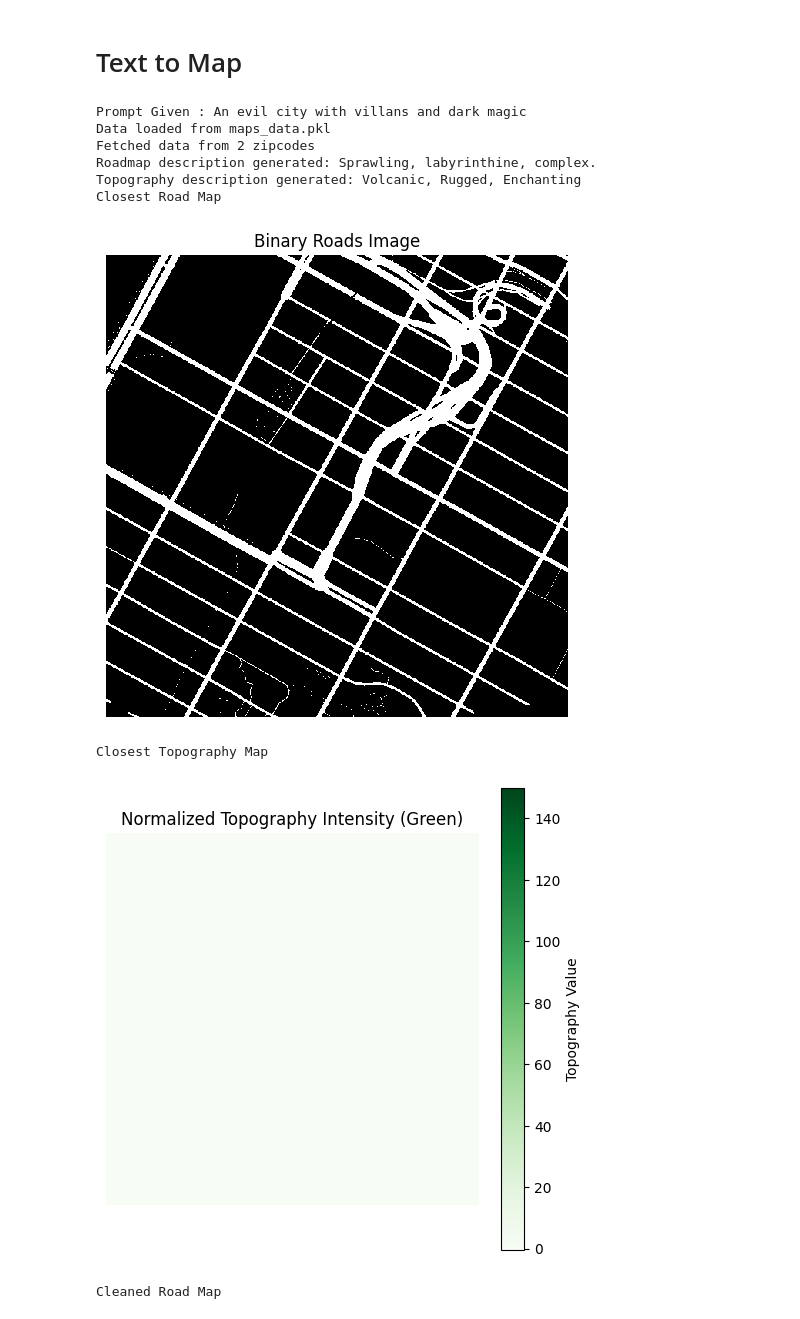
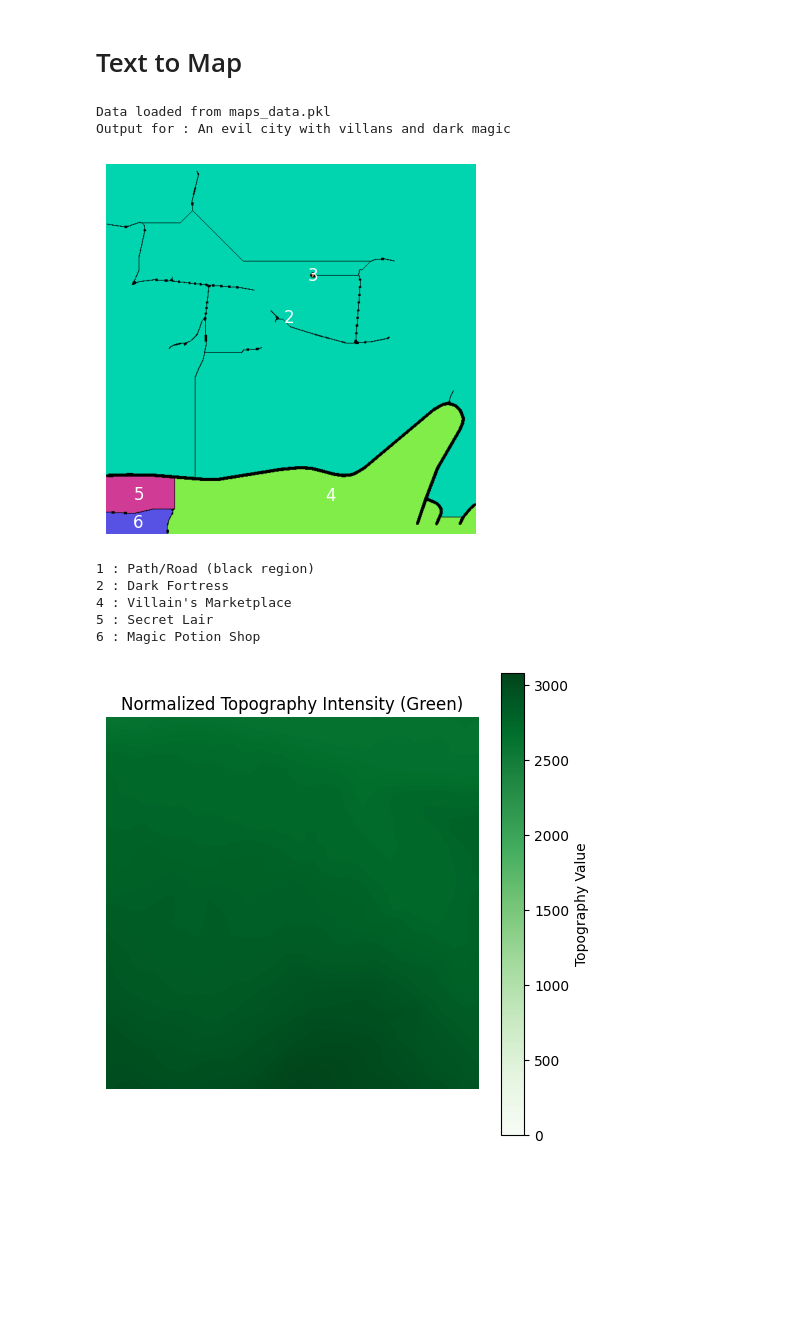
Before and after one commit to partharora1105/Text-To-World-Map, a Jupyter notebook: src/main.ipynb, the cells around one changed output. Saved outputs shown, nothing was run; the diff lists cells and outputs as text; code cells hidden in the pictures; blank space fills up the shorter version.

```diff
--- a/src/main.ipynb
+++ b/src/main.ipynb
@@ -487,0 +431,3 @@ Data saved to maps_data.pkl
+# %%
+maps_data = get_maps_data(read_from_pickle = True)
+# len(maps_data)
@@ -831,15 +771,14 @@ def text_to_map(prompt,
 
     return map, location_info, elevation_map
 # %%
-map, location_info, elevation_map = text_to_map("An evil city with villans and dark magic", True)
+map, location_info, elevation_map = text_to_map("An evil city with villans and dark magic", False)
 # %% [output]
-Prompt Given : An evil city with villans and dark magic
 Data loaded from maps_data.pkl
-Fetched data from 2 zipcodes
-Roadmap description generated: Sprawling, labyrinthine, complex.
-Topography description generated: Volcanic, Rugged, Enchanting
-Closest Road Map
+Output for : An evil city with villans and dark magic
-[figure, old version]
+[figure, new version]
-Closest Topography Map
+1 : Path/Road (black region)
+2 : Dark Fortress
+4 : Villain's Marketplace
+5 : Secret Lair
+6 : Magic Potion Shop
-[figure, old version]
+[figure, new version]
-Cleaned Road Map
```
Also changed, not shown: parts of 11 cells of this notebook, 4 other files.
